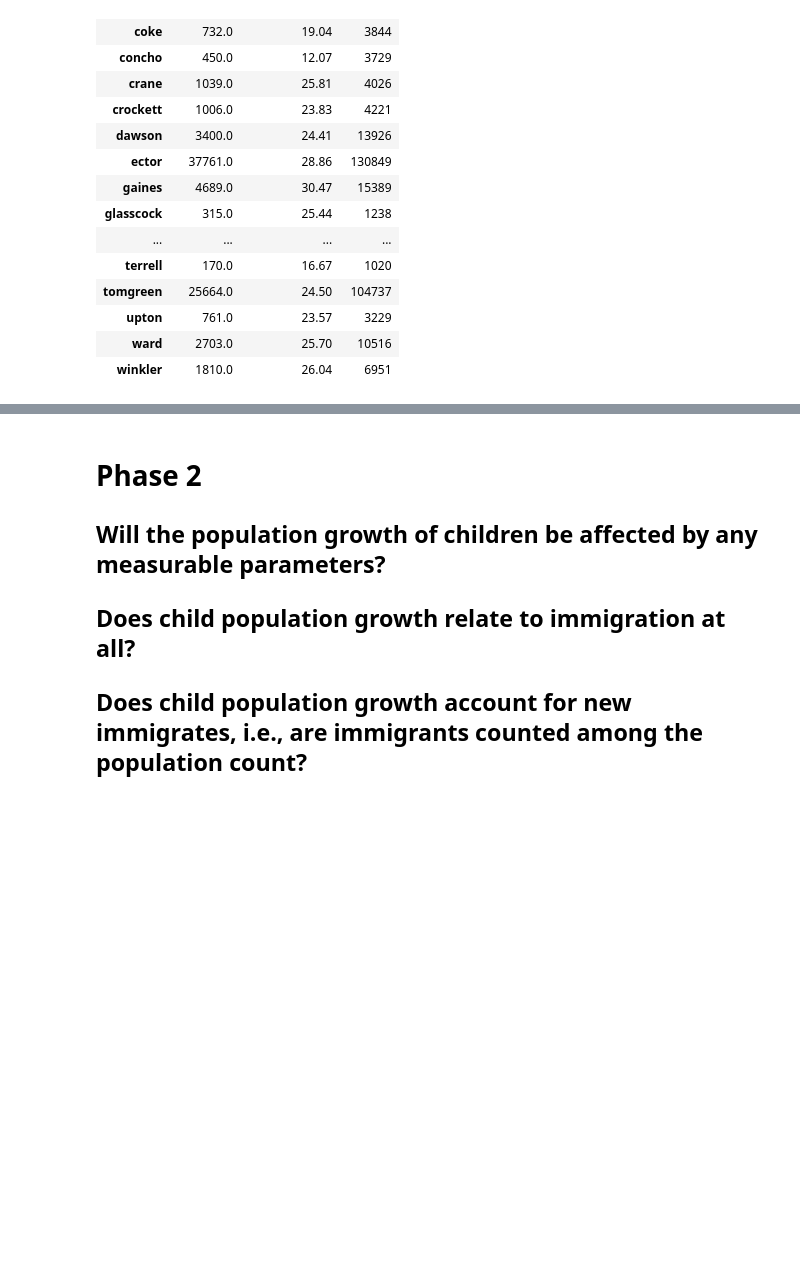
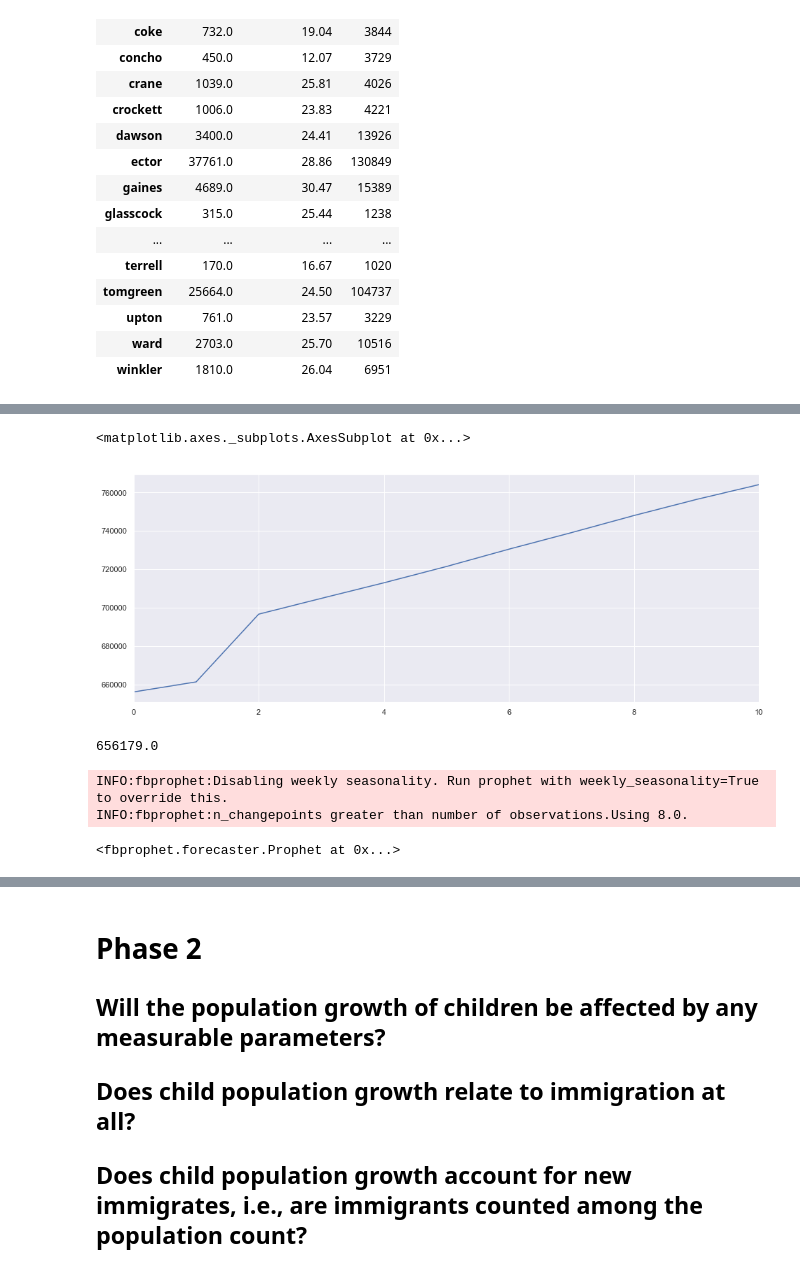
Before and after one commit to jessejinnaruiz/texas_child_population, a Jupyter notebook: tx_cps_analysis.ipynb, the cells around one changed output, grey strips where cells are left out. Saved outputs shown, nothing was run; the diff lists cells and outputs as text; code cells hidden in the pictures; blank space fills up the shorter version.

```diff
--- a/tx_cps_analysis.ipynb
+++ b/tx_cps_analysis.ipynb
@@ -433,3 +352,3 @@ cps.head(10)
 # %%
-cps.set_index('datetime', inplace=True)
+dfps.set_index('datetime', inplace=True)
 # %%
@@ -1071,0 +1059,2 @@ mid_by_county_by_yr.xs(2008, level='year')
+# %%
+df_sa = dfps[dfps.region == 'San Antonio']
@@ -1071,0 +1071,24 @@ mid_by_county_by_yr.xs(2008, level='year')
+# %%
+df_sa1 = df_sa.groupby(['datetime'])['child_pop'].sum().reset_index()
+# %%
+df_sa1 = df_sa1.rename(columns = {'datetime':'ds', 'child_pop':'y'})
+# %%
+plt.figure(figsize=(16,6))
+sns.tsplot(df_sa1.y)
+# %% [output]
+<matplotlib.axes._subplots.AxesSubplot at 0x...>
+[figure, added]
+# %%
+df_sa1.y.min()
+# %% [output]
+656179.0
+# %%
+df_sa1['cap'] = 950000
+df_sa1['floor'] = 600000
+
+m = Prophet(daily_seasonality=True, growth='logistic', changepoint_range=0.9)
+m.fit(df_sa1)
+# %% [output]
+INFO:fbprophet:Disabling weekly seasonality. Run prophet with weekly_seasonality=True to override this.
+INFO:fbprophet:n_changepoints greater than number of observations.Using 8.0.
+<fbprophet.forecaster.Prophet at 0x...>
```
Also changed, not shown: parts of 165 cells of this notebook.
